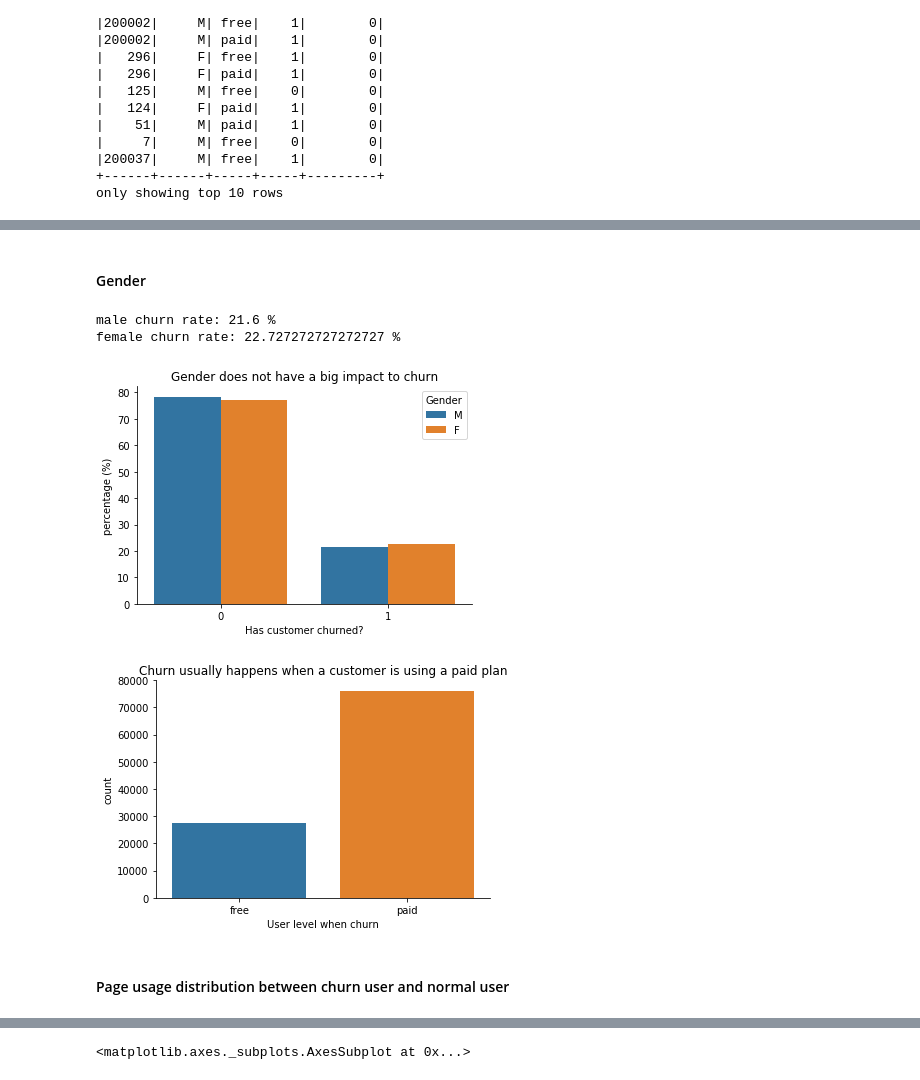
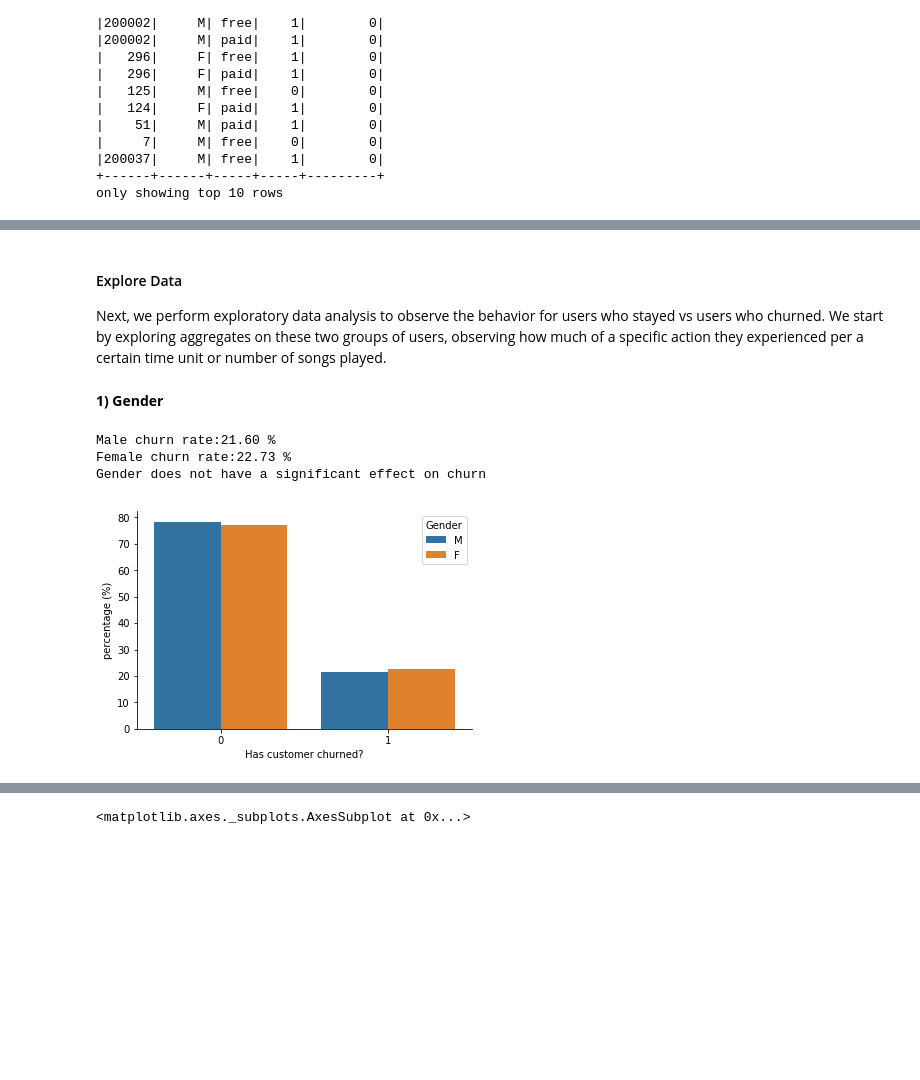
Before and after one commit to cyuancheng/Sparkify, a Jupyter notebook: Sparkify_test.ipynb, the cells around one changed output, grey strips where cells are left out. Drawn from its saved outputs; the diff is of its cells as text; code cells hidden in the pictures; blank space fills up the shorter version.

```diff
--- a/Sparkify_test.ipynb
+++ b/Sparkify_test.ipynb
@@ -328,39 +296,32 @@ only showing top 10 rows
+# %% [markdown]
+#### Explore Data
+Next, we perform exploratory data analysis to observe the behavior for users who stayed vs users who churned. We start by exploring aggregates on these two groups of users, observing how much of a specific action they experienced per a certain time unit or number of songs played.
 # %% [markdown]
-#### Gender
+**1) Gender**
 # %%
 churn_gender = df_clean.dropDuplicates(["userId", "gender"]).groupby(["churn", "gender"]).count().sort("churn").toPandas()
 
 F_sum = churn_gender[churn_gender['gender']=='F']['count'].sum()
 M_sum = churn_gender[churn_gender['gender']=='M']['count'].sum()
 
 p_M=pd.DataFrame({'percentage':churn_gender[churn_gender['gender']=='M']['count']/M_sum*100})
 p_F=pd.DataFrame({'percentage':churn_gender[churn_gender['gender']=='F']['count']/F_sum*100})
 
 pp = pd.concat([p_M, p_F], axis=0)
 churn_gender = pd.concat([churn_gender, pp], axis=1)
 
 ax = sns.barplot(x='churn', y='percentage', hue='gender', data=churn_gender)
 plt.xlabel('Has customer churned?')
 plt.ylabel('percentage (%)')
 plt.legend(title='Gender', loc='best')
-plt.title('Gender does not have a big impact to churn')
+#plt.title('')
 sns.despine(ax=ax);
 
-print('male churn rate:', churn_gender[(churn_gender.churn==1)& (churn_gender.gender=='M')]['percentage'].tolist()[0],'%')
-print('female churn rate:', churn_gender[(churn_gender.churn==1)& (churn_gender.gender=='F')]['percentage'].tolist()[0],'%')
+print('Male churn rate:{:.2f} %' .format(churn_gender[(churn_gender.churn==1)& (churn_gender.gender=='M')]['percentage'].tolist()[0]))
+print('Female churn rate:{:.2f} %'.format(churn_gender[(churn_gender.churn==1)& (churn_gender.gender=='F')]['percentage'].tolist()[0]))
+print('Gender does not have a significant effect on churn')
 # %% [output]
-male churn rate: 21.6 %
-female churn rate: 22.727272727272727 %
+Male churn rate:21.60 %
+Female churn rate:22.73 %
+Gender does not have a significant effect on churn
-[figure, old version]
+[figure, new version]
-# %%
-level_pd = df_clean.filter('churn == 1').groupby('level').count().toPandas()
-
-ax = sns.barplot(data=level_pd, x='level', y='count')#, color=sns.color_palette()[0])
-plt.xlabel('User level when churn')
-plt.ylabel('count')
-plt.title('Churn usually happens when a customer is using a paid plan')
-sns.despine(ax=ax)
-# %% [output]
-[figure, removed]
-# %% [markdown]
-#### Page usage distribution between churn user and normal user
```
Also changed, not shown: parts of 149 cells of this notebook.
